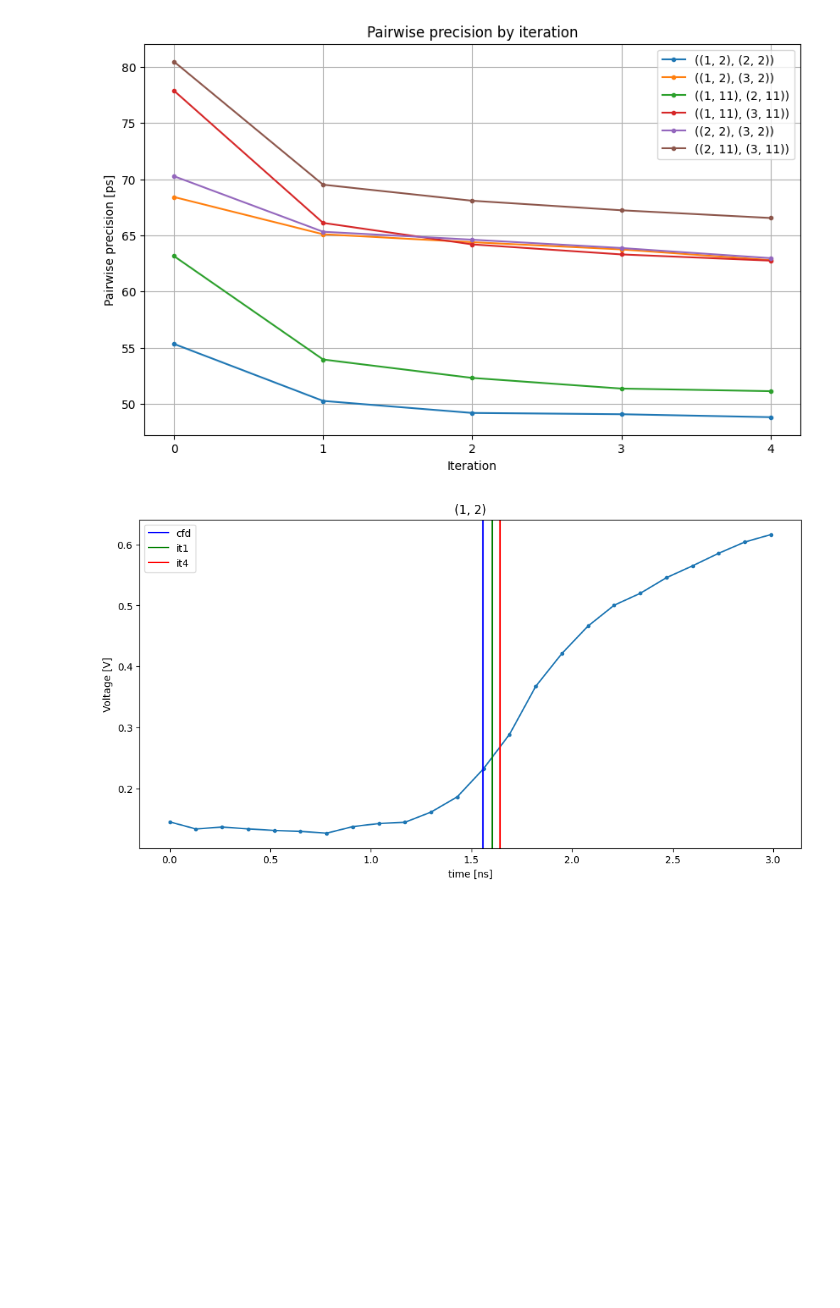
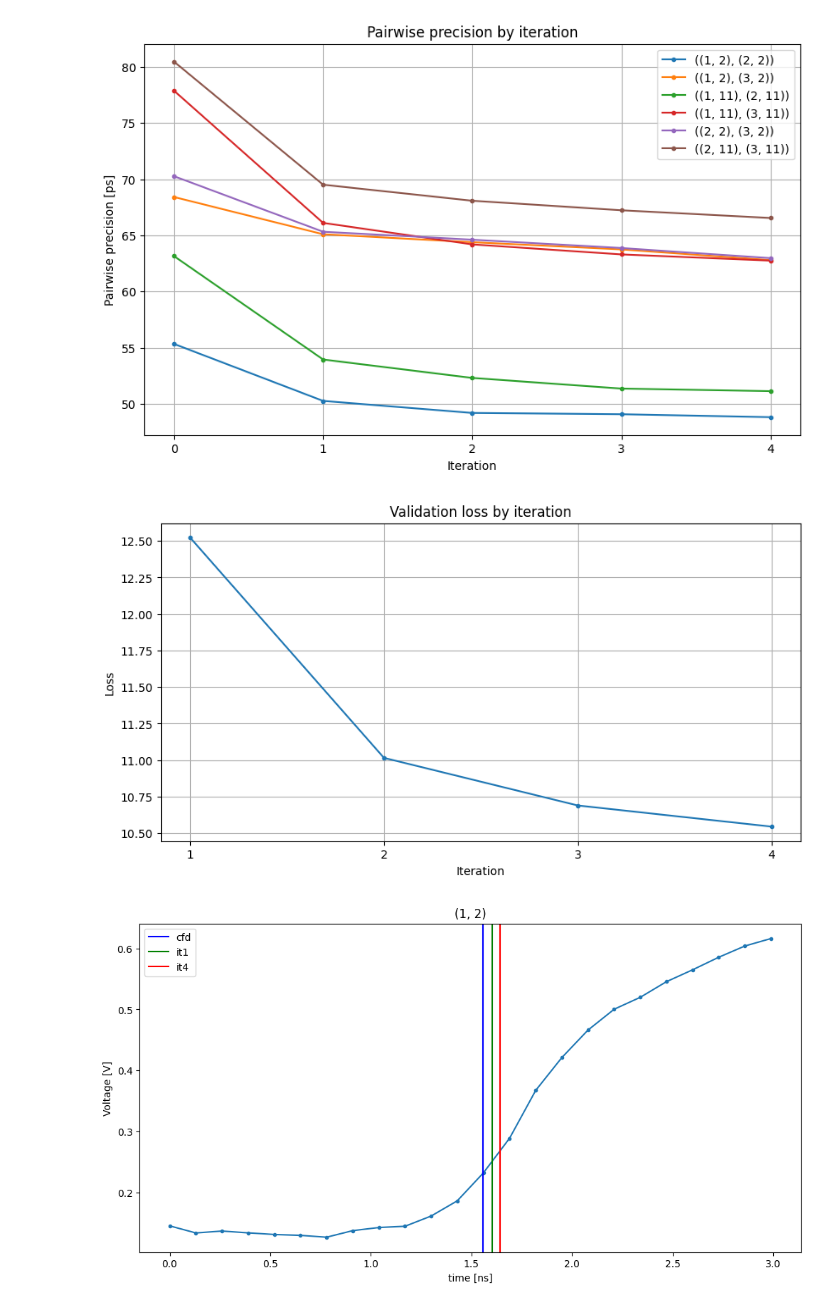
Before and after one commit to MatiXOfficial/pps-timing-ml, a Jupyter notebook: notebooks/neural_networks/iterative_train_improve/iti_experiments.ipynb, the cells around one changed output. Saved outputs shown, nothing was run; the diff lists cells and outputs as text; code cells hidden in the pictures; blank space fills up the shorter version.

Commit message:
val loss plot

```diff
--- a/notebooks/neural_networks/iterative_train_improve/iti_experiments.ipynb
+++ b/notebooks/neural_networks/iterative_train_improve/iti_experiments.ipynb
@@ -219,7 +220,8 @@ Average: 69.25 ps
 # %% [markdown]
 ### 1.1. Train Model
 # %%
-model_it1, _ = build_and_train_network(iteration=1, x_train=x_train, x_val=x_val, y_train=y_train, y_val=y_val)
+model_it1, history = build_and_train_network(iteration=1, x_train=x_train, x_val=x_val, y_train=y_train, y_val=y_val)
+loss_by_it[1] = min(history['val_loss'])
 # %% [markdown]
 ### 1.2. Evaluate wrt CFD averages
 # %%
@@ -274,5 +282,6 @@ Average: 61.71 ps
 # %% [markdown]
 ### 2.1. Train model
 # %%
-model_it2, _ = build_and_train_network(iteration=2, x_train=x_train_it1, x_val=x_val_it1, y_train=y_train_it1,
-                                       y_val=y_val_it1)
+model_it2, history = build_and_train_network(iteration=2, x_train=x_train_it1, x_val=x_val_it1, y_train=y_train_it1,
+                                             y_val=y_val_it1)
+loss_by_it[2] = min(history['val_loss'])
@@ -330,8 +346,9 @@ Average: 60.47 ps
 # %% [markdown]
 ### 3.1 Train model
 # %%
-model_it3, _ = build_and_train_network(iteration=3, x_train=x_train_it2, x_val=x_val_it2, y_train=y_train_it2,
-                                       y_val=y_val_it2)
+model_it3, history = build_and_train_network(iteration=3, x_train=x_train_it2, x_val=x_val_it2, y_train=y_train_it2,
+                                             y_val=y_val_it2)
+loss_by_it[3] = min(history['val_loss'])
 # %% [markdown]
 ### 3.2. Evaluate wrt CFD averages
 # %%
@@ -386,8 +403,9 @@ Average: 59.77 ps
 # %% [markdown]
 ### 4.1. Train Model
 # %%
-model_it4, _ = build_and_train_network(iteration=4, x_train=x_train_it3, x_val=x_val_it3, y_train=y_train_it3,
-                                       y_val=y_val_it3)
+model_it4, history = build_and_train_network(iteration=4, x_train=x_train_it3, x_val=x_val_it3, y_train=y_train_it3,
+                                             y_val=y_val_it3)
+loss_by_it[4] = min(history['val_loss'])
 # %% [markdown]
 ### 4.2. Evaluate wrt CFD averages
 # %%
@@ -484,6 +501,17 @@ plt.grid()
 plt.show()
 # %% [output]
 [figure]
+# %%
+plt.figure(figsize=(10, 5))
+plt.plot(loss_by_it.keys(), loss_by_it.values(), marker='.')
+plt.xticks(list(loss_by_it.keys()))
+plt.title('Validation loss by iteration')
+plt.xlabel('Iteration')
+plt.ylabel('Loss')
+plt.grid()
+plt.show()
+# %% [output]
+[figure, added]
 # %%
 idx_list = [
     (2, (1, 2)),
```
Also changed, not shown: parts of 11 cells of this notebook.
